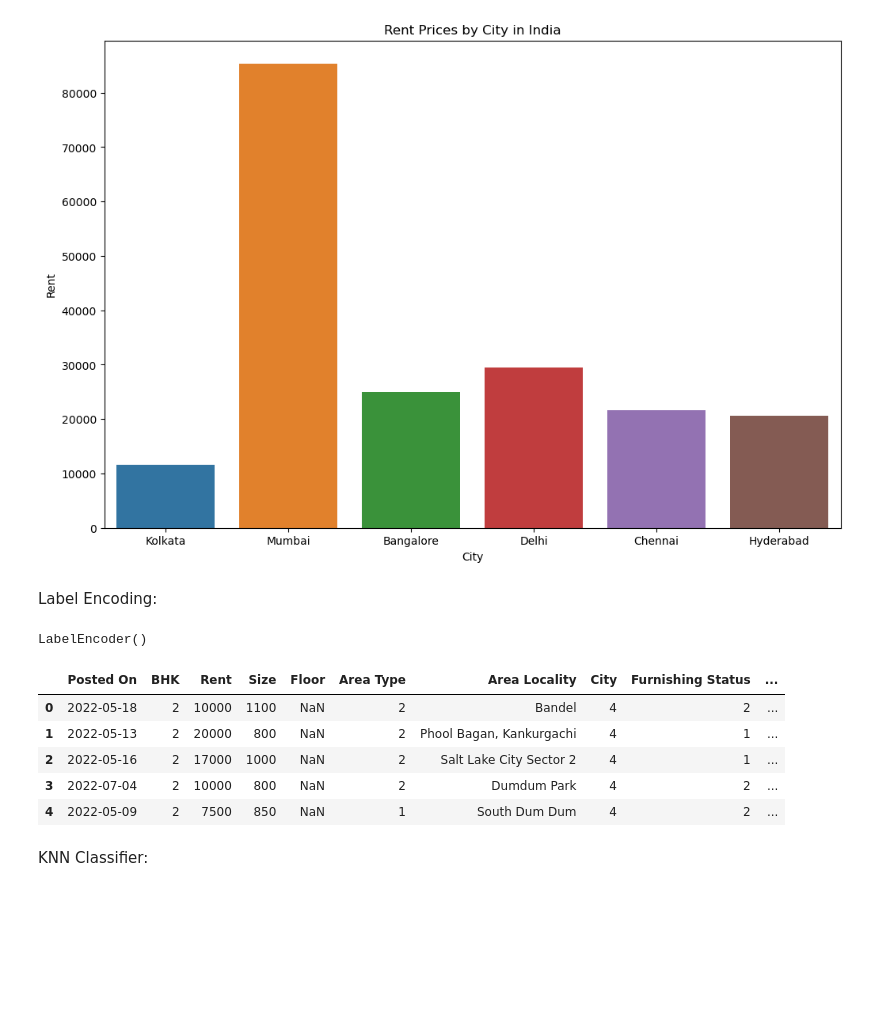
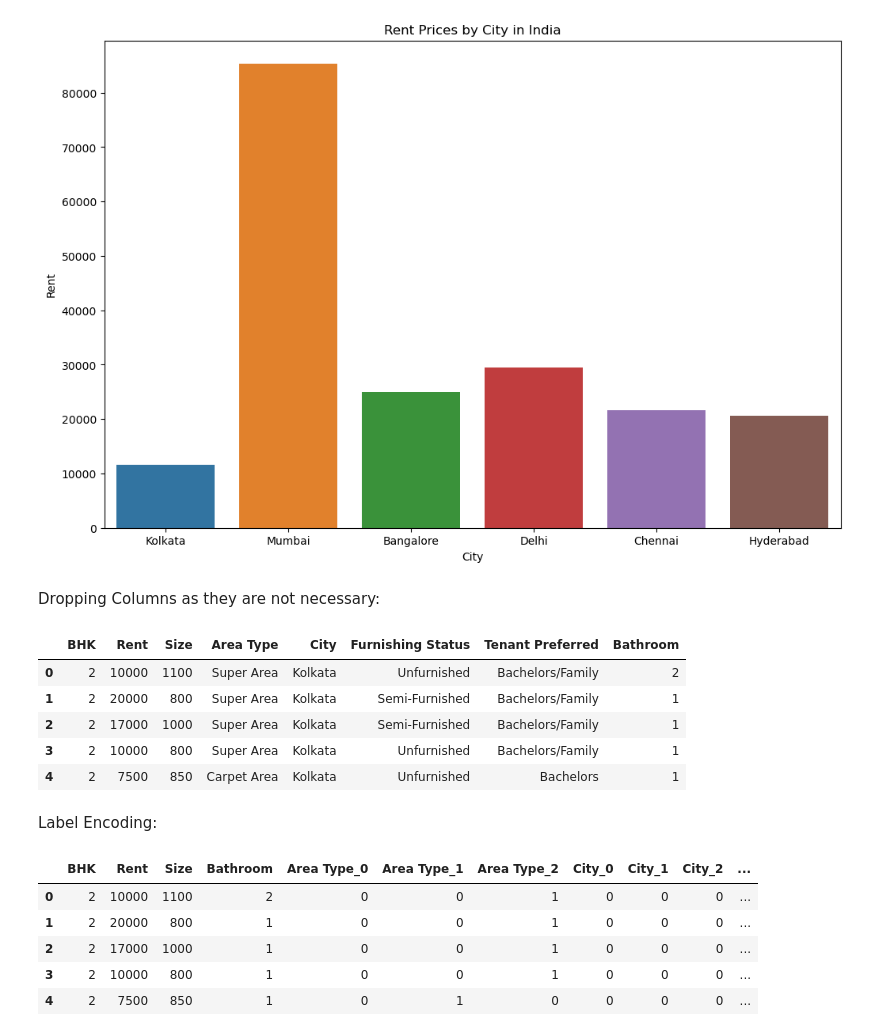
Before and after one commit to xBuki/CS4661, a Jupyter notebook: HouseRentProject.ipynb, the cells around one changed output. Saved outputs shown, nothing was run; the diff lists cells and outputs as text; code cells hidden in the pictures; blank space fills up the shorter version.

```diff
--- a/HouseRentProject.ipynb
+++ b/HouseRentProject.ipynb
@@ -69,31 +84,52 @@ plt.title('Rent Prices by City in India')
 plt.show()
 # %% [output]
 [figure]
+# %% [markdown]
+Dropping Columns as they are not necessary:
+# %%
+
+columns_to_drop = ['Posted On', 'Point of Contact', 'Area Locality', 'Floor']
+house_data_frame = house_data_frame.drop(columns_to_drop, axis=1)
+
+# We dropped:
+# Posted On: Irelevant information
+# Point of Contact: We deemed this irelevant as we are focusing on the homes itself with their respective values.
+# Area Locality: We are going based off the cities rather than the towns.
+# Floor: N/A
+house_data_frame.head()
+# %% [output]
+|  | BHK | Rent | Size | Area Type | City | Furnishing Status | Tenant Preferred | Bathroom |
+| 0 | 2 | 10000 | 1100 | Super Area | Kolkata | Unfurnished | Bachelors/Family | 2 |
+| 1 | 2 | 20000 | 800 | Super Area | Kolkata | Semi-Furnished | Bachelors/Family | 1 |
+| 2 | 2 | 17000 | 1000 | Super Area | Kolkata | Semi-Furnished | Bachelors/Family | 1 |
+| 3 | 2 | 10000 | 800 | Super Area | Kolkata | Unfurnished | Bachelors/Family | 1 |
+| 4 | 2 | 7500 | 850 | Carpet Area | Kolkata | Unfurnished | Bachelors | 1 |
 # %% [markdown]
 Label Encoding:
 # %%
-labelEncoding_AreaType = LabelEncoder()
-house_data_frame['Area Type'] = labelEncoding_AreaType.fit_transform(house_data_frame['Area Type'])
+# Columns to be label encoded
+columns_to_label_encode = ['Area Type', 'City', 'Tenant Preferred', 'Furnishing Status']
 
-labelCity = LabelEncoder()
-house_data_frame['City'] = labelCity.fit_transform(house_data_frame['City'])
+# Dictionary to store label encoders for each column
+label_encoders = {}
 
-labelTenantPreferred = LabelEncoder()
-house_data_frame['Tenant Preferred'] = labelTenantPreferred.fit_transform(house_data_frame['Tenant Preferred'])
+# Apply label encoding using a for loop
+for column in columns_to_label_encode:
+    le = LabelEncoder()
+    house_data_frame[column] = le.fit_transform(house_data_frame[column])
+    label_encoders[column] = le
 
-labelFurnishingStatus = LabelEncoder()
-house_data_frame['Furnishing Status'] = labelFurnishingStatus.fit_transform(house_data_frame['Furnishing Status'])
+# Apply one-hot encoding (get_dummies)
+house_data_frame = pd.get_dummies(house_data_frame, columns=columns_to_label_encode)
 
-house_data_frame['Floor'] = pd.to_numeric(house_data_frame['Floor'], errors='coerce')
-print(label_encoder)
+# Convert True and False to 1 and 0
+house_data_frame = house_data_frame.astype(int)
+
 house_data_frame.head()
 # %% [output]
-LabelEncoder()
-|  | Posted On | BHK | Rent | Size | Floor | Area Type | Area Locality | City | Furnishing Status | ... |
-| 0 | 2022-05-18 | 2 | 10000 | 1100 | NaN | 2 | Bandel | 4 | 2 | ... |
-| 1 | 2022-05-13 | 2 | 20000 | 800 | NaN | 2 | Phool Bagan, Kankurgachi | 4 | 1 | ... |
-| 2 | 2022-05-16 | 2 | 17000 | 1000 | NaN | 2 | Salt Lake City Sector 2 | 4 | 1 | ... |
-| 3 | 2022-07-04 | 2 | 10000 | 800 | NaN | 2 | Dumdum Park | 4 | 2 | ... |
-| 4 | 2022-05-09 | 2 | 7500 | 850 | NaN | 1 | South Dum Dum | 4 | 2 | ... |
+|  | BHK | Rent | Size | Bathroom | Area Type_0 | Area Type_1 | Area Type_2 | City_0 | City_1 | City_2 | ... |
+| 0 | 2 | 10000 | 1100 | 2 | 0 | 0 | 1 | 0 | 0 | 0 | ... |
+| 1 | 2 | 20000 | 800 | 1 | 0 | 0 | 1 | 0 | 0 | 0 | ... |
+| 2 | 2 | 17000 | 1000 | 1 | 0 | 0 | 1 | 0 | 0 | 0 | ... |
+| 3 | 2 | 10000 | 800 | 1 | 0 | 0 | 1 | 0 | 0 | 0 | ... |
+| 4 | 2 | 7500 | 850 | 1 | 0 | 1 | 0 | 0 | 0 | 0 | ... |
-# %% [markdown]
-KNN Classifier:
```
Also changed, not shown: parts of 23 cells of this notebook.
